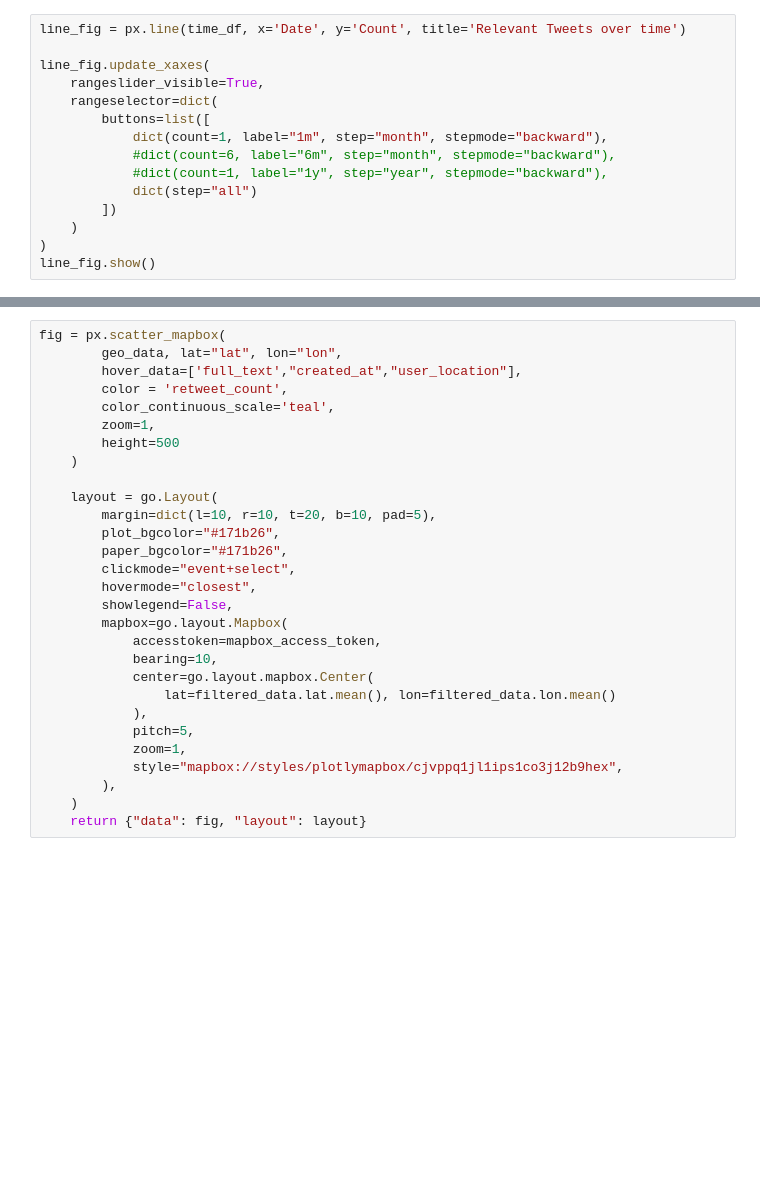
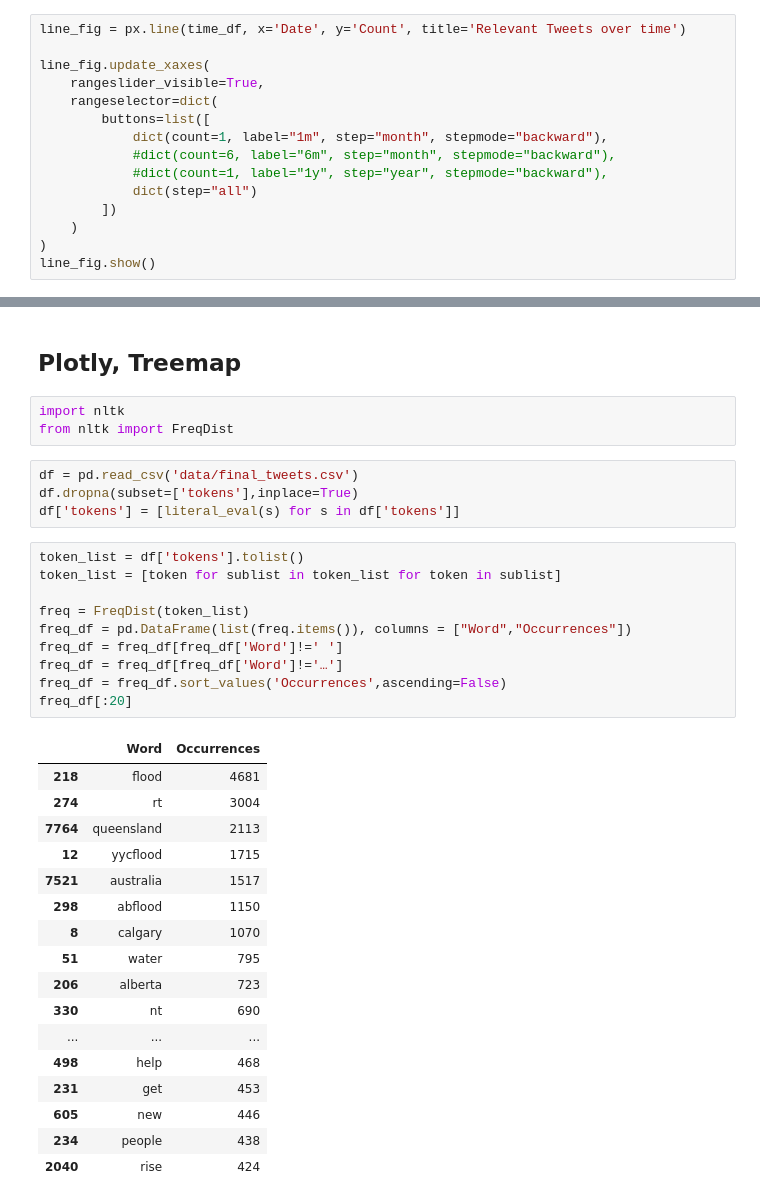
Before and after one commit to s153748/extreme-weather-detection, a Jupyter notebook: notebooks/main_L.ipynb, the cells around one changed output, grey strips where cells are left out. Drawn from its saved outputs; the diff is of its cells as text; blank space fills up the shorter version.

```diff
--- a/notebooks/main_L.ipynb
+++ b/notebooks/main_L.ipynb
@@ -1551,29 +932,37 @@ def description_card():
-# %%
-fig = px.scatter_mapbox(
-        geo_data, lat="lat", lon="lon",
-        hover_data=['full_text',"created_at","user_location"],
-        color = 'retweet_count',
-        color_continuous_scale='teal',
-        zoom=1,
-        height=500
-    )
-
-    layout = go.Layout(
-        margin=dict(l=10, r=10, t=20, b=10, pad=5),
-        plot_bgcolor="#171b26",
-        paper_bgcolor="#171b26",
-        clickmode="event+select",
-        hovermode="closest",
-        showlegend=False,
-        mapbox=go.layout.Mapbox(
-            accesstoken=mapbox_access_token,
-            bearing=10,
-            center=go.layout.mapbox.Center(
-                lat=filtered_data.lat.mean(), lon=filtered_data.lon.mean()
-            ),
-            pitch=5,
-            zoom=1,
-            style="mapbox://styles/plotlymapbox/cjvppq1jl1ips1co3j12b9hex",
-        ),
-    )
-    return {"data": fig, "layout": layout}
+# %% [markdown]
+## Plotly, Treemap
+# %%
+import nltk
+from nltk import FreqDist
+# %%
+df = pd.read_csv('data/final_tweets.csv')
+df.dropna(subset=['tokens'],inplace=True)
+df['tokens'] = [literal_eval(s) for s in df['tokens']]
+# %%
+token_list = df['tokens'].tolist()
+token_list = [token for sublist in token_list for token in sublist]
+
+freq = FreqDist(token_list)
+freq_df = pd.DataFrame(list(freq.items()), columns = ["Word","Occurrences"])
+freq_df = freq_df[freq_df['Word']!=' ']
+freq_df = freq_df[freq_df['Word']!='…']
+freq_df = freq_df.sort_values('Occurrences',ascending=False)
+freq_df[:20]
+# %% [output]
+|  | Word | Occurrences |
+| 218 | flood | 4681 |
+| 274 | rt | 3004 |
+| 7764 | queensland | 2113 |
+| 12 | yycflood | 1715 |
+| 7521 | australia | 1517 |
+| 298 | abflood | 1150 |
+| 8 | calgary | 1070 |
+| 51 | water | 795 |
+| 206 | alberta | 723 |
+| 330 | nt | 690 |
+| ... | ... | ... |
+| 498 | help | 468 |
+| 231 | get | 453 |
+| 605 | new | 446 |
+| 234 | people | 438 |
+| 2040 | rise | 424 |
```
Also changed, not shown: parts of 39 cells of this notebook.
